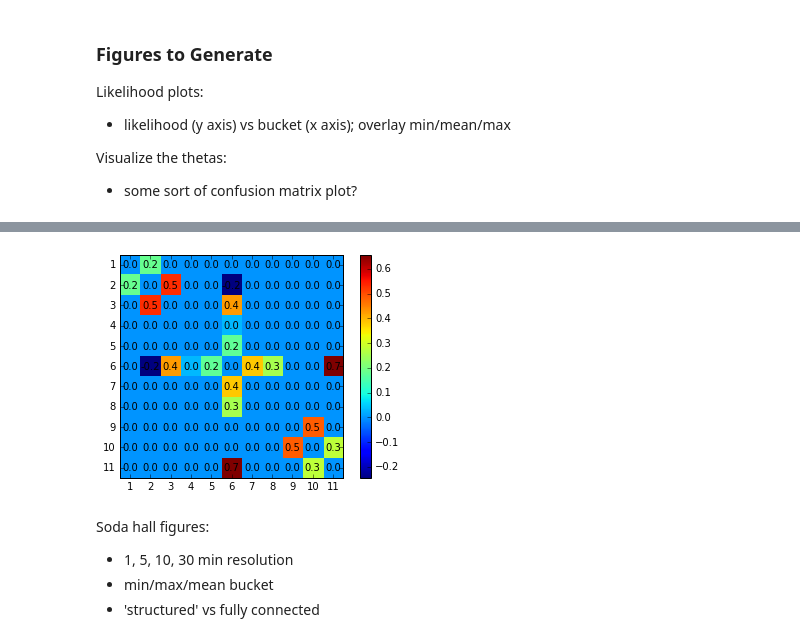
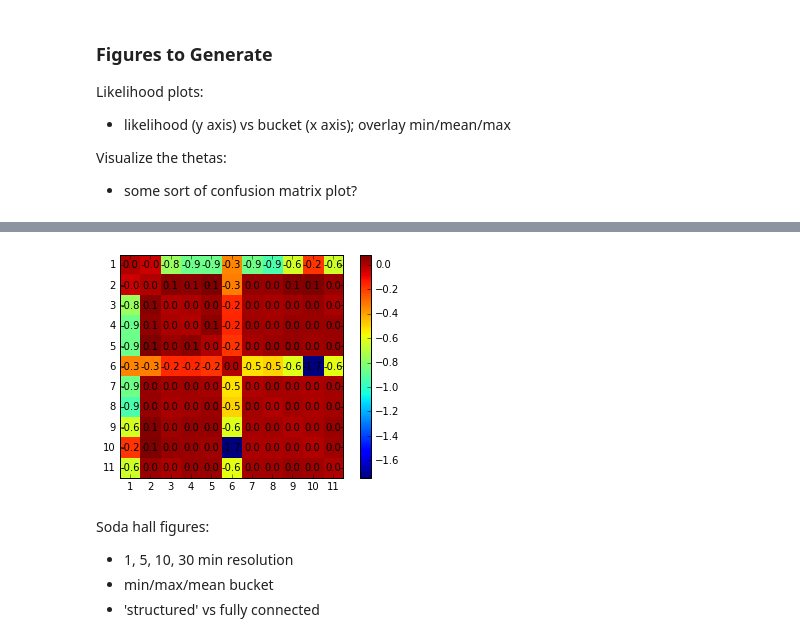
Before and after one commit to gtfierro/cs281project, a Jupyter notebook: Soda Data process.ipynb, the cells around one changed output, grey strips where cells are left out. Saved outputs shown, nothing was run; the diff lists cells and outputs as text; code cells hidden in the pictures.

```diff
--- a/Soda Data process.ipynb
+++ b/Soda Data process.ipynb
@@ -239,0 +228,34 @@ fig.set_xlabel('Data bucket size')
+# %%
+soda_mean_likelihoods = {
+    '10min': -4417.4,
+    '5min': -9642.5,
+    '1min': -57480,
+    '30min': -1324,
+    '30sec': -115530,
+}
+soda_min_likelihoods = {
+    '10min': -4339.1,
+    '5min': -8936.8,
+    '1min': -47457,
+    '30sec': -95584,
+    '30min': -1345.8,
+}
+soda_max_likelihoods = {
+    '30min': -1487.6,
+    '10min': -4231.8,
+    '5min': -8989,
+    '1min': -47006,
+    '30sec': -95404,
+}
+dfmax = pd.DataFrame.from_dict(soda_max_likelihoods, orient='index')
+dfmax.columns = ['max']
+dfmin = pd.DataFrame.from_dict(soda_min_likelihoods, orient='index')
+dfmin.columns = ['min']
+dfmean = pd.DataFrame.from_dict(soda_mean_likelihoods, orient='index')
+dfmean.columns = ['mean']
+sodadf = pd.merge(dfmax, dfmin, left_index=True, right_index=True,how='left')
+sodadf = pd.merge(sodadf, dfmean, left_index=True, right_index=True,how='left')
+sodadf = sodadf.reindex(['30sec','1min','5min','10min','30min'])
+fig = sodadf.plot(style='-o')
+fig.set_ylabel('Log likelihood')
+fig.set_xlabel('Data bucket size')
@@ -252,35 +277,37 @@ def get_entries(bucket, sample, edges, nodes, coord):
             e = None
             if e1 in edges:
                 e = e1
             elif e2 in edges:
                 e = e2
             else:
+                #print e1, e2
                 rows[rownode-1].append(0)
                 continue
+            #print e
             tt = theta[edges.index(e)]
             rows[rownode-1].append(tt[coord])
     rows = np.array(rows)
 
     fig = plt.figure()
     plt.clf()
     ax = fig.add_subplot(111)
     ax.set_aspect(1)
     res = ax.imshow(np.array(rows), cmap=plt.cm.jet,
                     interpolation='nearest')
 
     width, height = rows.shape
 
     for x in xrange(width):
         for y in xrange(height):
             ax.annotate('{:.1f}'.format(rows[x][y]), xy=(y, x),
                         horizontalalignment='center',
                         verticalalignment='center')
     b = fig.colorbar(res)
     plt.xticks(range(width), nodes[:width])
     plt.yticks(range(height), nodes[:height])
-get_entries('30min','min', physical_edges, range(1,12), (1,1))
+get_entries('30sec','min_full', full_edges, range(1,12), (1,0))
 # %% [output]
-[figure, old version]
+[figure, new version]
 # %% [markdown]
 Soda hall figures:
 
```
Also changed, not shown: parts of 14 cells of this notebook.
